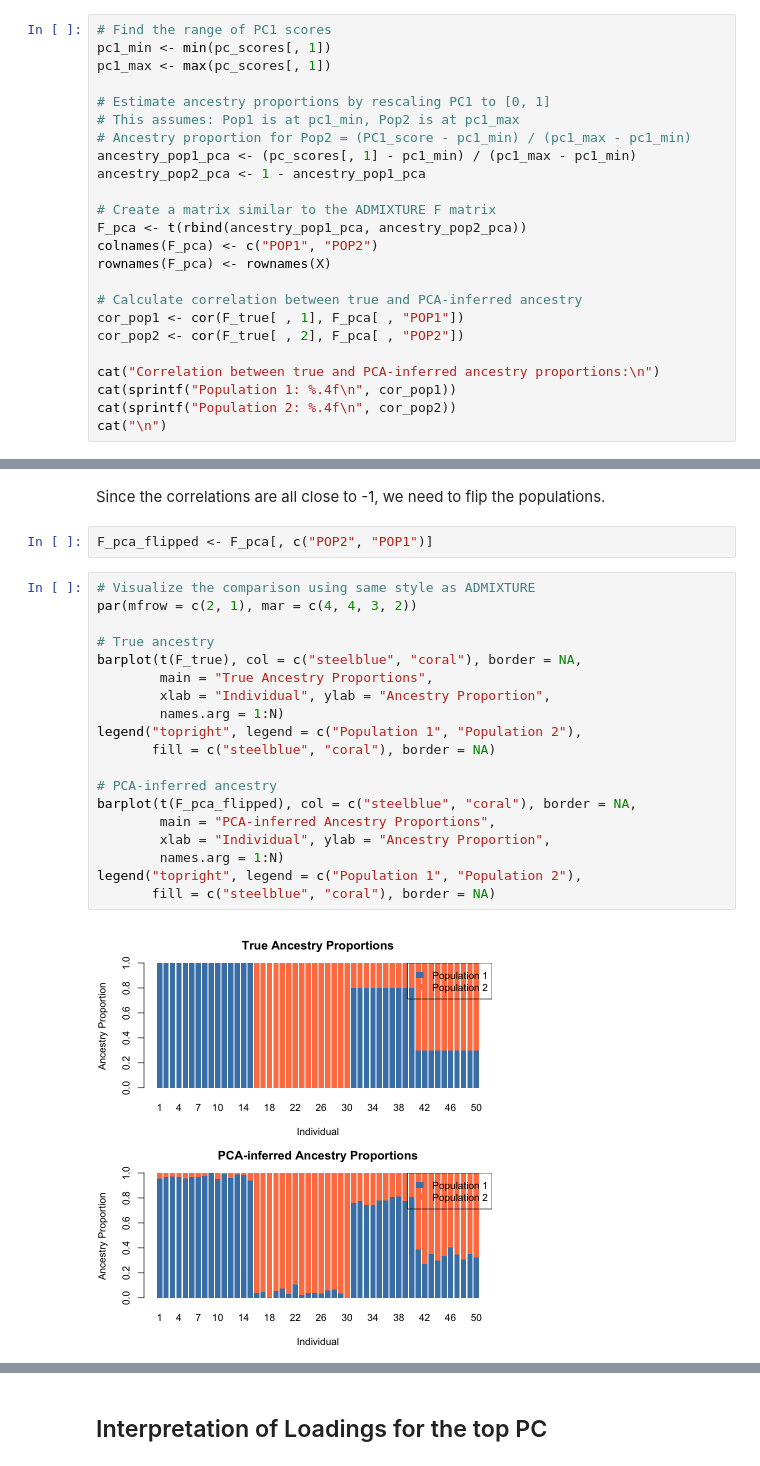
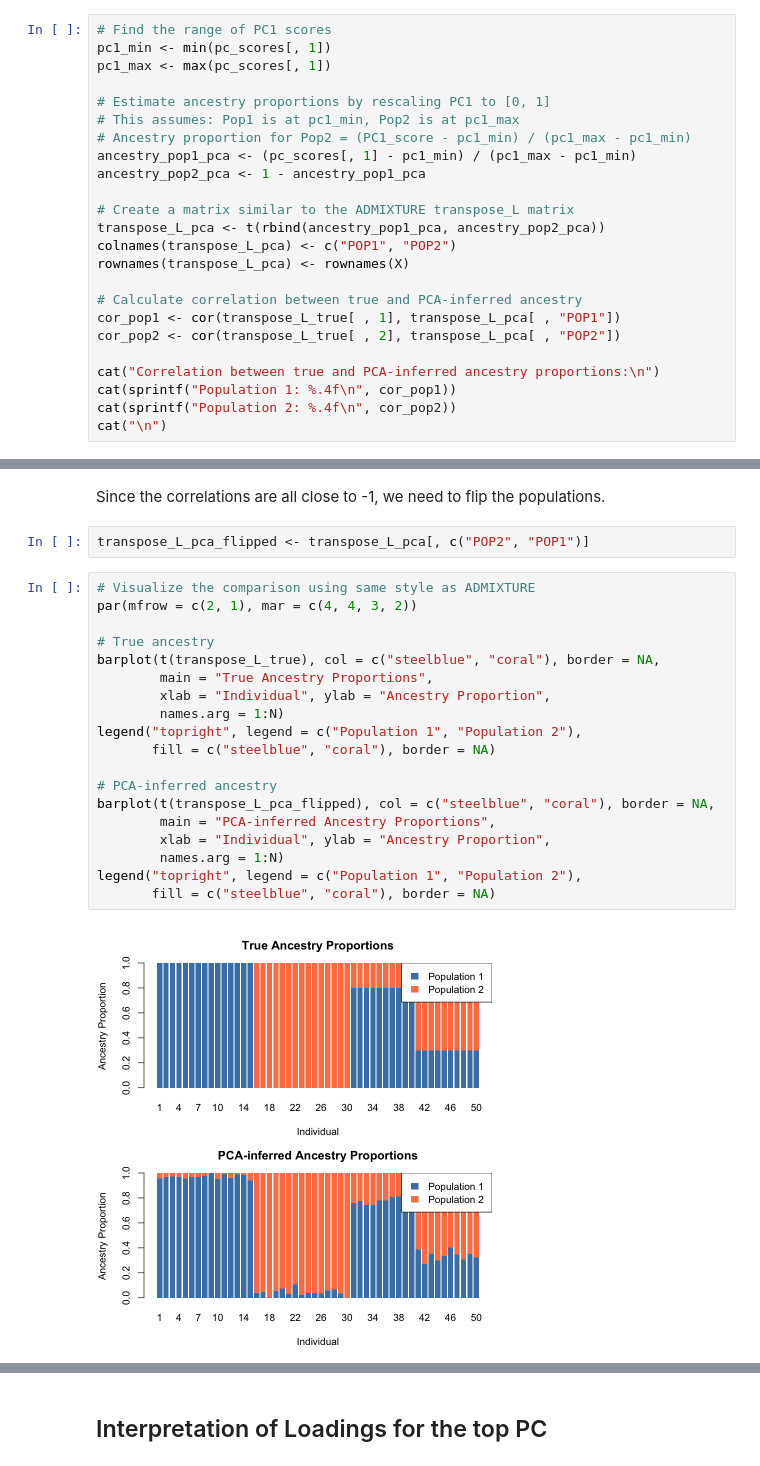
Before and after one commit to StatFunGen/statgen-primer, a Jupyter notebook: _sources/principal_component_analysis.ipynb, the cells around one changed output, grey strips where cells are left out. Cells and saved outputs as stored; diff of their text form.

```diff
--- a/_sources/principal_component_analysis.ipynb
+++ b/_sources/principal_component_analysis.ipynb
@@ -263,14 +286,14 @@ pc1_max <- max(pc_scores[, 1])
 ancestry_pop1_pca <- (pc_scores[, 1] - pc1_min) / (pc1_max - pc1_min)
 ancestry_pop2_pca <- 1 - ancestry_pop1_pca
 
-# Create a matrix similar to the ADMIXTURE F matrix
-F_pca <- t(rbind(ancestry_pop1_pca, ancestry_pop2_pca))
-colnames(F_pca) <- c("POP1", "POP2")
-rownames(F_pca) <- rownames(X)
+# Create a matrix similar to the ADMIXTURE transpose_L matrix
+transpose_L_pca <- t(rbind(ancestry_pop1_pca, ancestry_pop2_pca))
+colnames(transpose_L_pca) <- c("POP1", "POP2")
+rownames(transpose_L_pca) <- rownames(X)
 
 # Calculate correlation between true and PCA-inferred ancestry
-cor_pop1 <- cor(F_true[ , 1], F_pca[ , "POP1"])
-cor_pop2 <- cor(F_true[ , 2], F_pca[ , "POP2"])
+cor_pop1 <- cor(transpose_L_true[ , 1], transpose_L_pca[ , "POP1"])
+cor_pop2 <- cor(transpose_L_true[ , 2], transpose_L_pca[ , "POP2"])
 
 cat("Correlation between true and PCA-inferred ancestry proportions:\n")
 cat(sprintf("Population 1: %.4f\n", cor_pop1))
@@ -283,28 +306,28 @@ Population 2: -0.9976
 # %% [markdown]
 Since the correlations are all close to -1, we need to flip the populations.
 # %%
-F_pca_flipped <- F_pca[, c("POP2", "POP1")]
+transpose_L_pca_flipped <- transpose_L_pca[, c("POP2", "POP1")]
 # %%
 # Visualize the comparison using same style as ADMIXTURE
 par(mfrow = c(2, 1), mar = c(4, 4, 3, 2))
 
 # True ancestry
-barplot(t(F_true), col = c("steelblue", "coral"), border = NA,
+barplot(t(transpose_L_true), col = c("steelblue", "coral"), border = NA,
         main = "True Ancestry Proportions",
         xlab = "Individual", ylab = "Ancestry Proportion",
         names.arg = 1:N)
 legend("topright", legend = c("Population 1", "Population 2"),
        fill = c("steelblue", "coral"), border = NA)
 
 # PCA-inferred ancestry
-barplot(t(F_pca_flipped), col = c("steelblue", "coral"), border = NA,
+barplot(t(transpose_L_pca_flipped), col = c("steelblue", "coral"), border = NA,
         main = "PCA-inferred Ancestry Proportions",
         xlab = "Individual", ylab = "Ancestry Proportion",
         names.arg = 1:N)
 legend("topright", legend = c("Population 1", "Population 2"),
        fill = c("steelblue", "coral"), border = NA)
 # %% [output]
-[figure, old version]
+[figure, new version]
 # %% [markdown]
 While PCA can visualize population structure, **for admixture analysis it is better to use the ADMIXTURE model** introduced in [Factor Analysis](https://statfungen.github.io/statgen-prerequisites/factor_analysis.html). Here's why:
 
```
Also changed, not shown: parts of 7 cells of this notebook, 21 other files.
